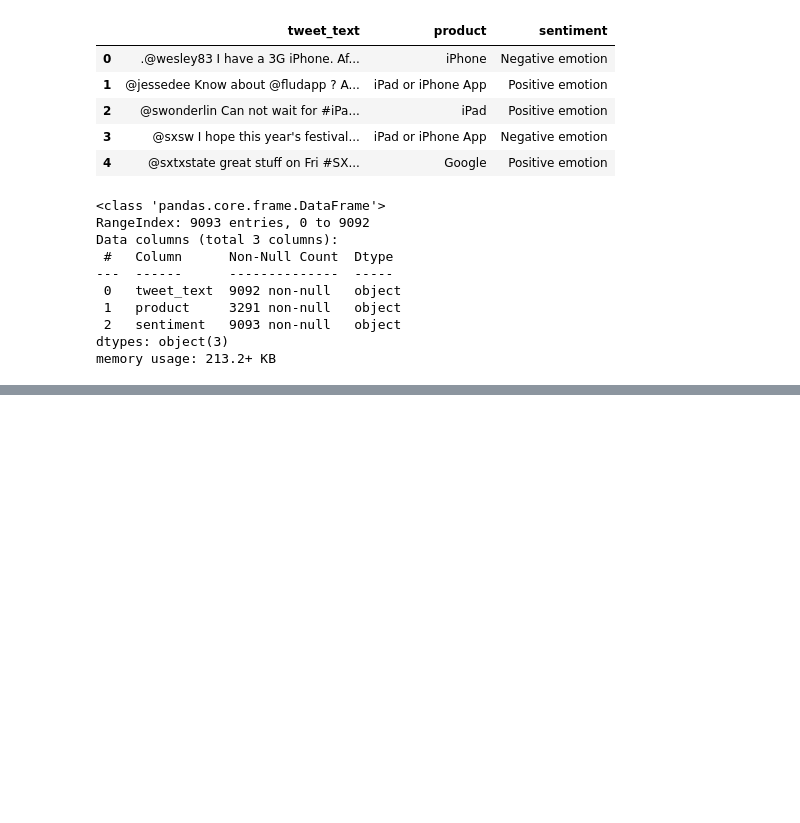
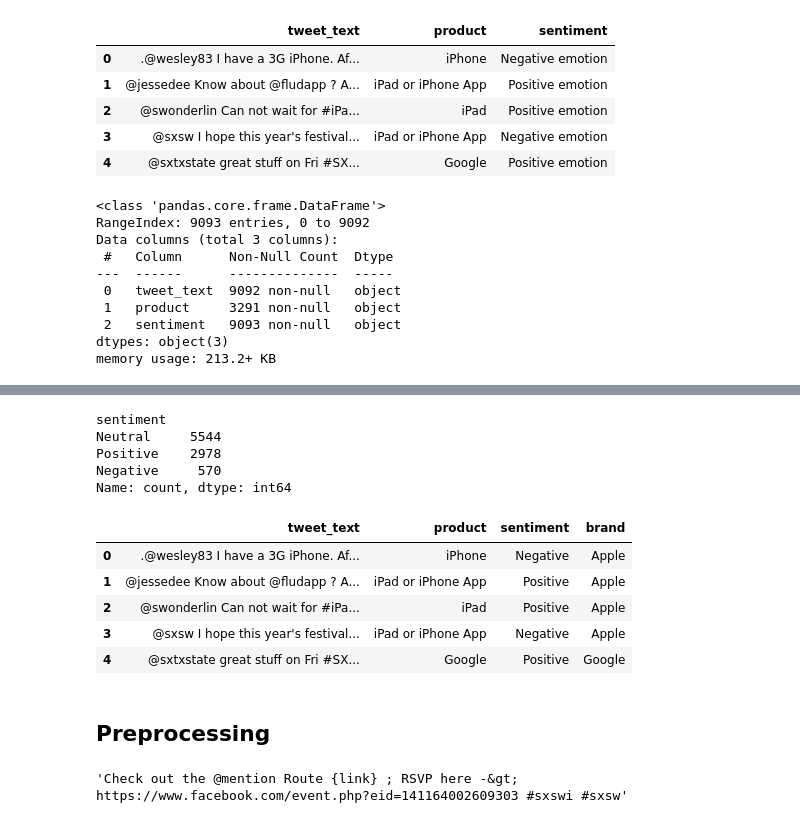
Before and after one commit to KennedyOwinoJnr/Twitter-Sentiment-Analysis, a Jupyter notebook: ProjectNotebook.ipynb, the cells around one changed output, grey strips where cells are left out. Saved outputs shown, nothing was run; the diff lists cells and outputs as text; code cells hidden in the pictures; blank space fills up the shorter version.

```diff
--- a/ProjectNotebook.ipynb
+++ b/ProjectNotebook.ipynb
@@ -244,0 +108,4 @@ X_train.head()
+# %%
+#we drop the one raw of tweet that has missing text
+
+data.dropna(subset=['tweet_text'], inplace=True)
@@ -244,0 +224,55 @@ X_train.head()
+# %%
+#creating a function to modify the sentiments
+
+def clean_sentiments(data, column):
+    #Making list for new names of emotions
+    emotion_list = []
+    for sentiment in data[column]:
+        #Renaming `no emotions` sentiment
+        if sentiment == "No emotion toward brand or product":
+            #renaming to `Neutral`
+            emotion_list.append('Neutral')
+
+        #Renaming I can't tell to `Neutral` too
+        elif sentiment == "I can't tell":
+            emotion_list.append('Neutral')
+
+        #Renaming positive emotion
+        elif sentiment == "Positive emotion":
+            emotion_list.append('Positive')
+
+        #Renaming negative emotion
+        elif sentiment == "Negative emotion":
+            emotion_list.append('Negative')
+
+    # Assigning the updated emotion_list to the DataFrame's column
+    data[column] = emotion_list
+    return data
+
+#applying the function to the dataset
+
+data = clean_sentiments(data, 'sentiment')
+data['sentiment'].value_counts()
+# %% [output]
+sentiment
+Neutral     5544
+Positive    2978
+Negative     570
+Name: count, dtype: int64
+# %%
+#previewing the cleaned data
+data.head()
+# %% [output]
+|  | tweet_text | product | sentiment | brand |
+| 0 | .@wesley83 I have a 3G iPhone. Af... | iPhone | Negative | Apple |
+| 1 | @jessedee Know about @fludapp ? A... | iPad or iPhone App | Positive | Apple |
+| 2 | @swonderlin Can not wait for #iPa... | iPad | Positive | Apple |
+| 3 | @sxsw I hope this year's festival... | iPad or iPhone App | Negative | Apple |
+| 4 | @sxtxstate great stuff on Fri #SX... | Google | Positive | Google |
+# %% [markdown]
+## Preprocessing
+# %%
+#previwing random tweets
+data['tweet_text'].loc[1133]
+# %% [output]
+'Check out the @mention Route {link} ; RSVP here -&gt; https://www.facebook.com/event.php?eid=141164002609303 #sxswi #sxsw'
```
Also changed, not shown: parts of 43 cells of this notebook.
